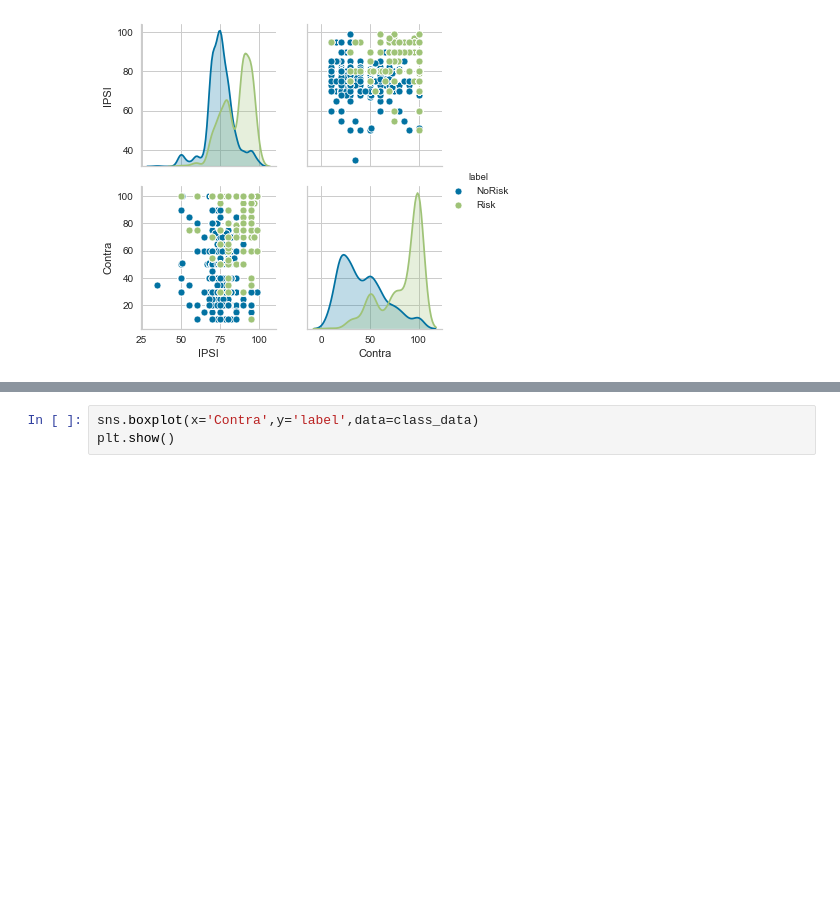
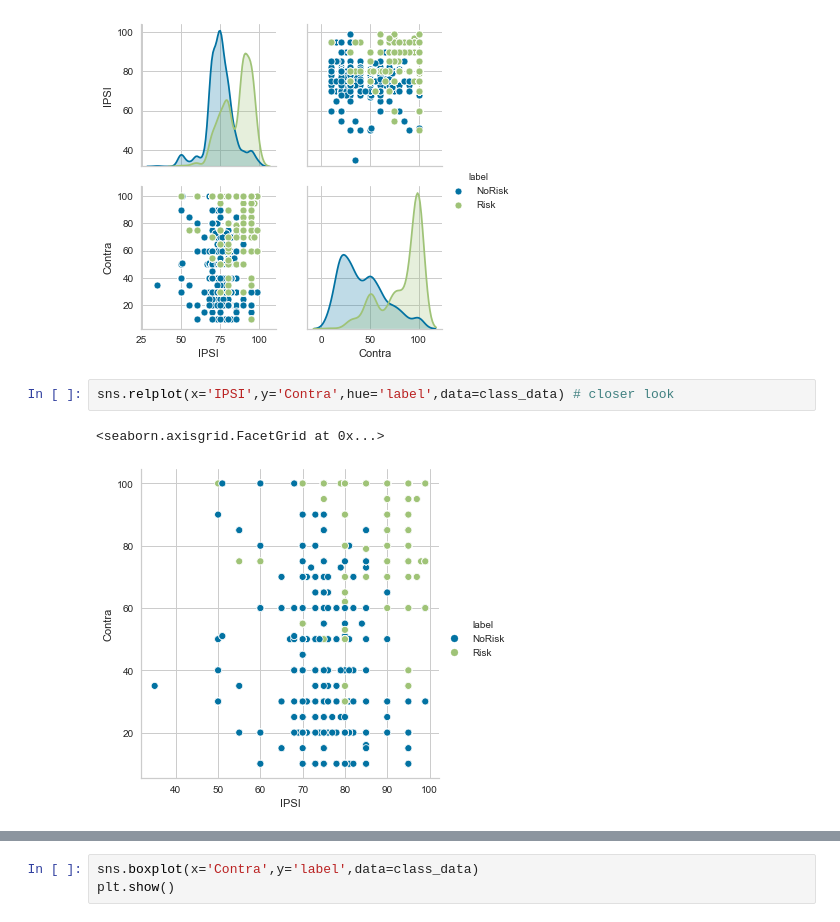
Before and after one commit to AntonyLeons/Data-Mining-ACW, a Jupyter notebook: Legacy_Data.ipynb, the cells around one changed output, grey strips where cells are left out. Drawn from its saved outputs; the diff is of its cells as text; blank space fills up the shorter version.

```diff
--- a/Legacy_Data.ipynb
+++ b/Legacy_Data.ipynb
@@ -283,3 +283,8 @@ sns.pairplot(class_data, hue='label')
 # %% [output]
 <seaborn.axisgrid.PairGrid at 0x...>
 [figure]
+# %%
+sns.relplot(x='IPSI',y='Contra',hue='label',data=class_data) # closer look
+# %% [output]
+<seaborn.axisgrid.FacetGrid at 0x...>
+[figure, added]
```
Also changed, not shown: parts of 69 cells of this notebook, 3 other files.
